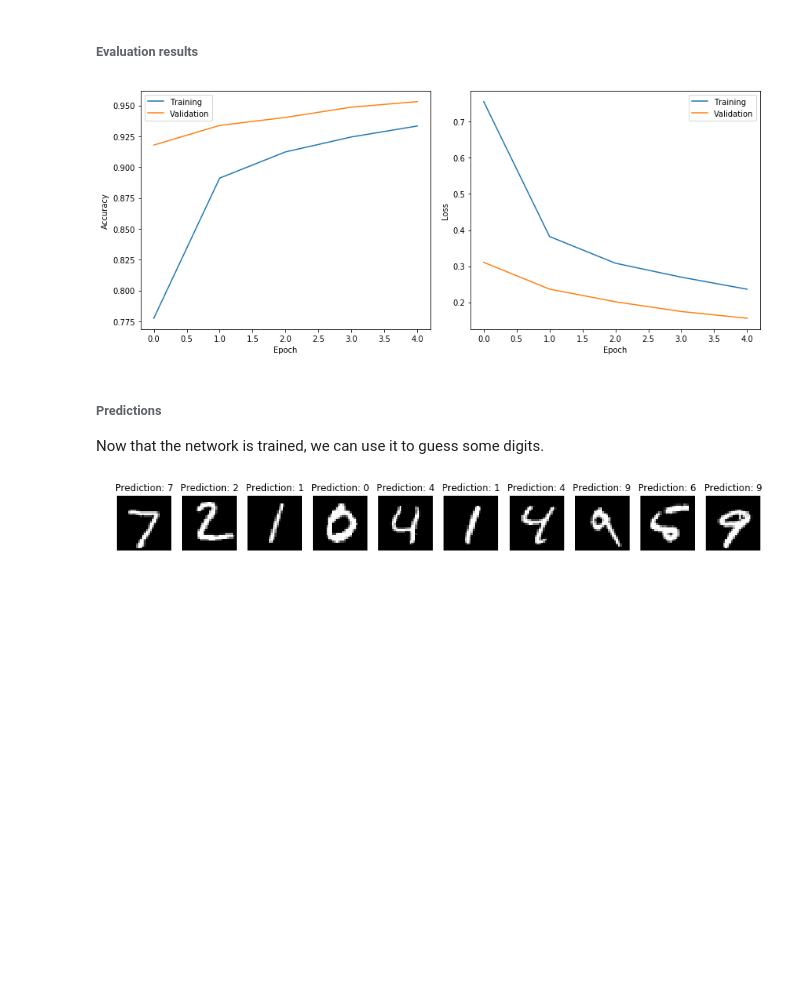
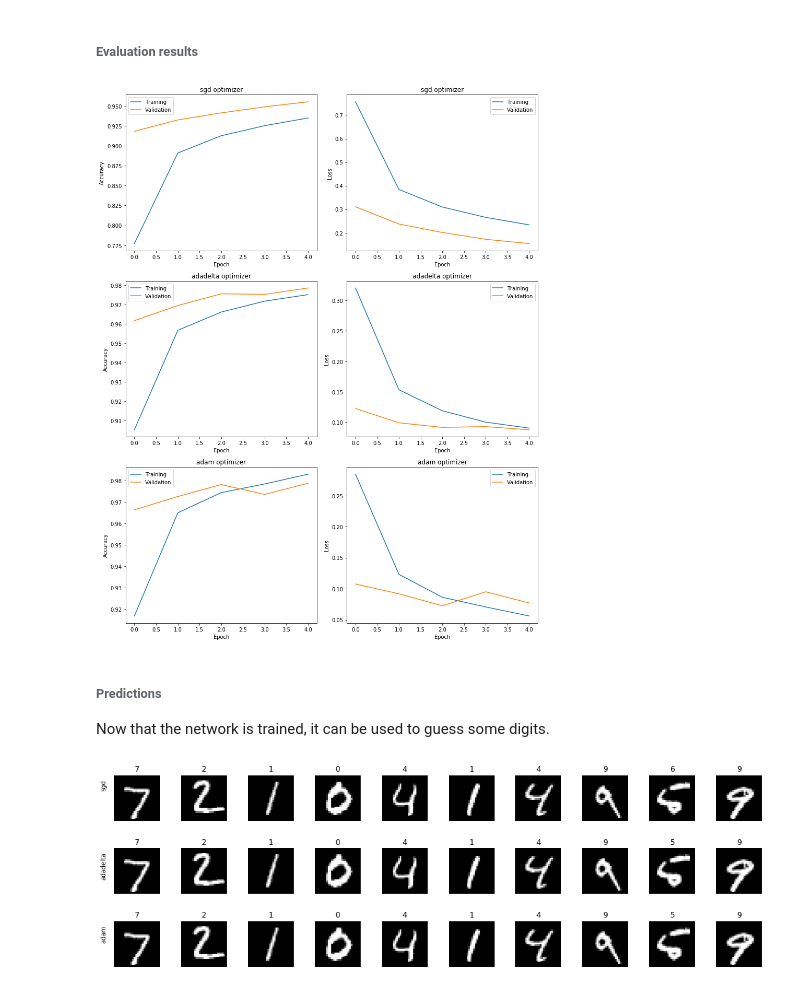
Before and after one commit to phaerrax/lab-simulazione-numerica, a Jupyter notebook: exercise12/exercise12-1.ipynb, the cells around one changed output. Drawn from its saved outputs; the diff is of its cells as text; code cells hidden in the pictures; blank space fills up the shorter version.

Commit message:
[12] Add more networks using other optimizers
Instead of a single neural network, I defined three different networks
in which I chose different optimizers to train it, as the exercise
requested.

```diff
--- a/exercise12/exercise12-1.ipynb
+++ b/exercise12/exercise12-1.ipynb
@@ -17,7 +17,7 @@ from keras.datasets import mnist
 # Define the dimensions (in pixels) of the input images.
 # Each pixel will correspond to a value of a matrix.
 img_width = 28
-img_heigth = 28
+img_height = 28
 
 # Define the form of the output.
 # The machine will try to classify the input in one of ten digits.
@@ -31,8 +31,8 @@ n_classes = 10
 # * img_height array, but I need that each sample be a vector
 # (i.e. just one line).
 # x.shape[0] is the number of samples.
-in_training = in_training.reshape(in_training.shape[0], img_width * img_heigth)
-in_validation = in_validation.reshape(in_validation.shape[0], img_width * img_heigth)
+in_training = in_training.reshape(in_training.shape[0], img_width * img_height)
+in_validation = in_validation.reshape(in_validation.shape[0], img_width * img_height)
 
 # MNIST gives data as integers from 0 to 255 (= grayscale level of the pixel).
 # I need it to be a value between 0 and 1, so I will rescale it.
@@ -114,39 +131,52 @@ Epoch 5/5
 # %% [markdown]
 ###### Evaluation results
 # %%
-fig, axes = plt.subplots(nrows = 1, ncols = 2, figsize = (12, 5))
+fig, axes = plt.subplots(nrows = 3, ncols = 2, figsize = (12, 15))
 axes = axes.flatten()
 
-axes[0].set_xlabel("Epoch")
-axes[0].set_ylabel("Accuracy")
-axes[0].plot(history.history["acc"])
-axes[0].plot(history.history["val_acc"])
-axes[0].legend(["Training", "Validation"])
+for i, (optimizer, model_history) in zip(range(len(history)), history.items()):
+    axes[2 * i].set_xlabel("Epoch")
+    axes[2 * i].set_ylabel("Accuracy")
+    axes[2 * i].set_title(optimizer + " optimizer")
+    axes[2 * i].plot(model_history.history["acc"])
+    axes[2 * i].plot(model_history.history["val_acc"])
+    axes[2 * i].legend(["Training", "Validation"])
 
-axes[1].set_xlabel("Epoch")
-axes[1].set_ylabel("Loss")
-axes[1].plot(history.history["loss"])
-axes[1].plot(history.history["val_loss"])
-axes[1].legend(["Training", "Validation"])
+    axes[2 * i + 1].set_xlabel("Epoch")
+    axes[2 * i + 1].set_ylabel("Loss")
+    axes[2 * i + 1].set_title(optimizer + " optimizer")
+    axes[2 * i + 1].plot(model_history.history["loss"])
+    axes[2 * i + 1].plot(model_history.history["val_loss"])
+    axes[2 * i + 1].legend(["Training", "Validation"])
 
 fig.tight_layout()
 plt.show()
 # %% [output]
-[figure, old version]
+[figure, new version]
 # %% [markdown]
 ###### Predictions
-Now that the network is trained, we can use it to guess some digits.
+Now that the network is trained, it can be used to guess some digits.
 # %%
-prediction = model.predict(in_validation)
+test = in_validation.reshape(in_validation.shape[0], img_width, img_height, 1) #?
 
-test = in_validation.reshape(in_validation.shape[0], img_width, img_heigth, 1) #?
-plt.figure(figsize = (15, 15))
-for i in range(10):
-    axes = plt.subplot(2, 10, i + 1)
-    plt.imshow(test[i, :, :, 0], cmap = "gray")
-    plt.title("Prediction: {}".format(np.argmax(prediction[i])))
-    plt.axis("off")
+fig, axes = plt.subplots(nrows = 3, ncols = 10, figsize = (15, 5))
+axes = axes.flatten()
 
+for j, (optimizer, model) in zip(range(len(models)), models.items()):
+    prediction = model.predict(in_validation)
+    for i in range(10):
+        axes[10 * j + i].imshow(test[i, :, :, 0], cmap = "gray")
+        axes[10 * j + i].set_title(np.argmax(prediction[i]))
+        axes[10 * j + i].axis("off")
+    axes[10 * j].text(
+        -5,
+        5,
+        optimizer,
+        horizontalalignment='right',
+        rotation = 90
+    )
+
+fig.tight_layout()
 plt.show()
 # %% [output]
-[figure, old version]
+[figure, new version]
```
Also changed, not shown: parts of 2 cells of this notebook.
